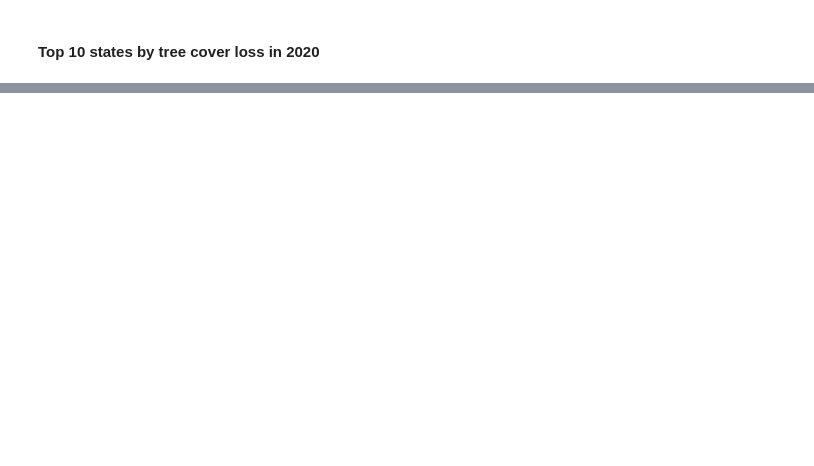
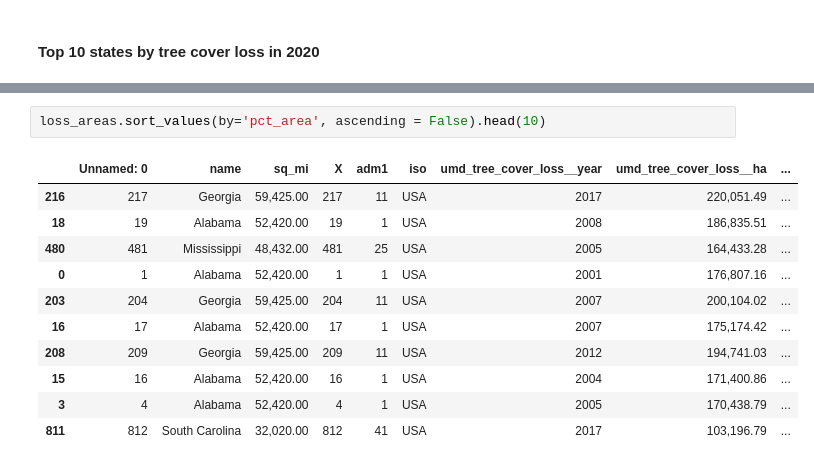
Before and after one commit to areenaarora/us-tree-loss, a Jupyter notebook: us-tree-loss.ipynb, the cells around one changed output, grey strips where cells are left out. Drawn from its saved outputs; the diff is of its cells as text; blank space fills up the shorter version.

```diff
--- a/us-tree-loss.ipynb
+++ b/us-tree-loss.ipynb
@@ -233,0 +277,14 @@ TypeError: can't multiply sequence by non-int of type 'float'
+# %%
+loss_areas.sort_values(by='pct_area', ascending = False).head(10)
+# %% [output]
+|  | Unnamed: 0 | name | sq_mi | X | adm1 | iso | umd_tree_cover_loss__year | umd_tree_cover_loss__ha | ... |
+| 216 | 217 | Georgia | 59,425.00 | 217 | 11 | USA | 2017 | 220,051.49 | ... |
+| 18 | 19 | Alabama | 52,420.00 | 19 | 1 | USA | 2008 | 186,835.51 | ... |
+| 480 | 481 | Mississippi | 48,432.00 | 481 | 25 | USA | 2005 | 164,433.28 | ... |
+| 0 | 1 | Alabama | 52,420.00 | 1 | 1 | USA | 2001 | 176,807.16 | ... |
+| 203 | 204 | Georgia | 59,425.00 | 204 | 11 | USA | 2007 | 200,104.02 | ... |
+| 16 | 17 | Alabama | 52,420.00 | 17 | 1 | USA | 2007 | 175,174.42 | ... |
+| 208 | 209 | Georgia | 59,425.00 | 209 | 11 | USA | 2012 | 194,741.03 | ... |
+| 15 | 16 | Alabama | 52,420.00 | 16 | 1 | USA | 2004 | 171,400.86 | ... |
+| 3 | 4 | Alabama | 52,420.00 | 4 | 1 | USA | 2005 | 170,438.79 | ... |
+| 811 | 812 | South Carolina | 32,020.00 | 812 | 41 | USA | 2017 | 103,196.79 | ... |
```
Also changed, not shown: parts of 27 cells of this notebook, 1 other file.
